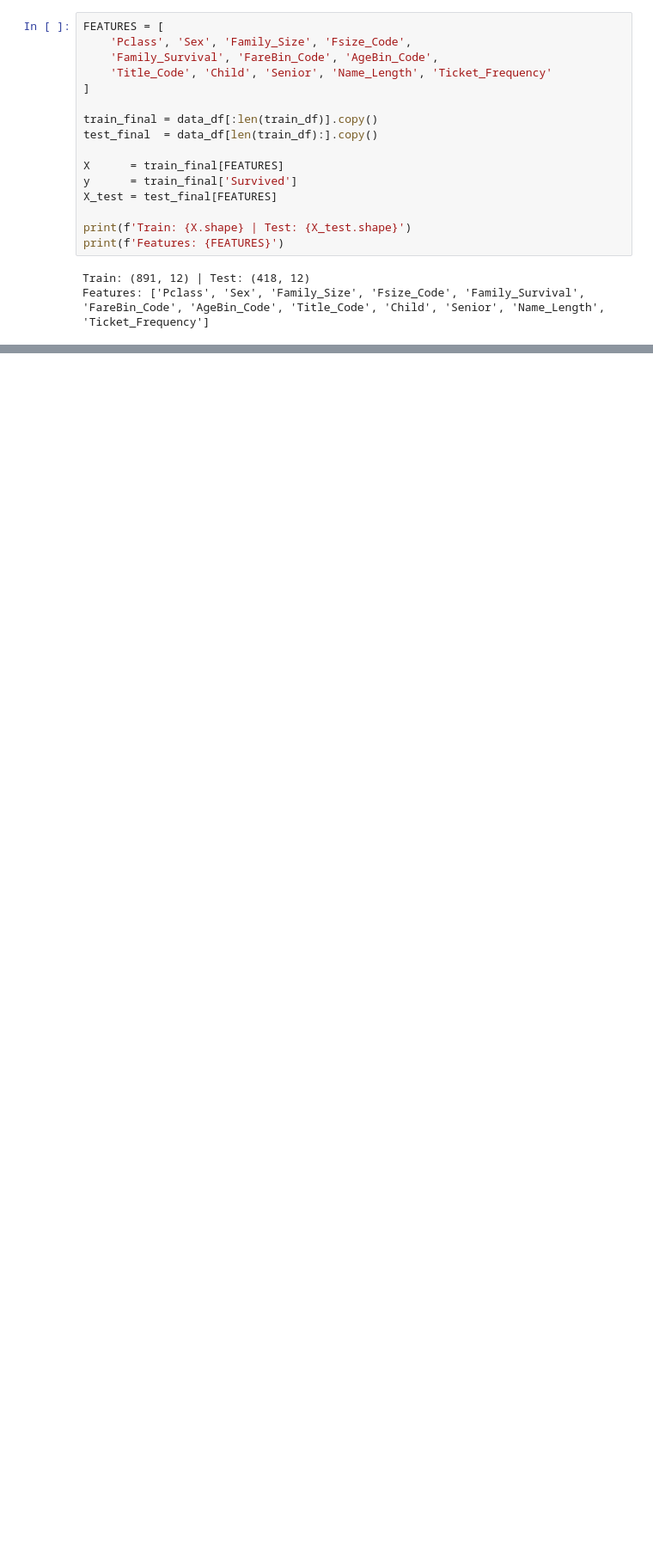
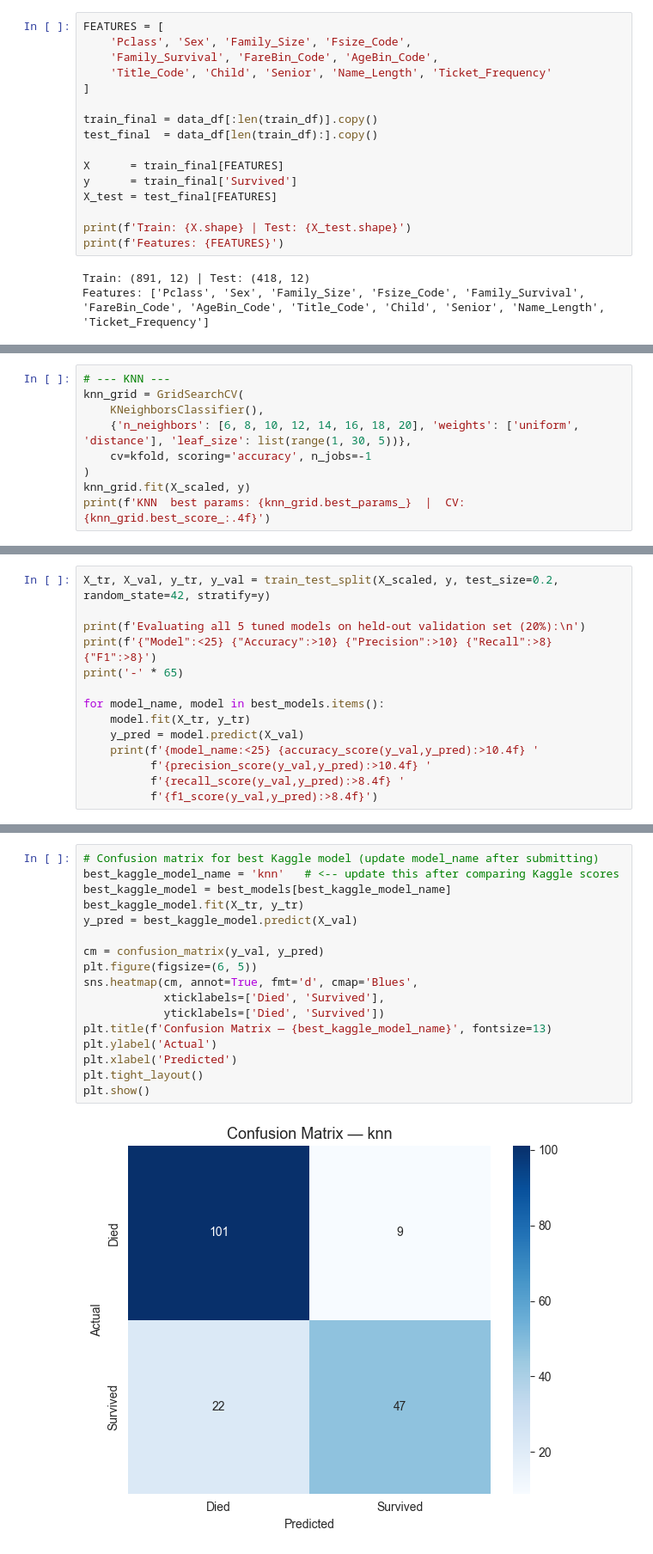
Before and after one commit to eloquenttbota/kaggle-titanic, a Jupyter notebook: notebook/EDA.ipynb, the cells around one changed output, grey strips where cells are left out. Shown at 86% size. Drawn from its saved outputs; the diff is of its cells as text; blank space fills up the shorter version.

```diff
--- a/notebook/EDA.ipynb
+++ b/notebook/EDA.ipynb
@@ -488,0 +651,9 @@ Features: ['Pclass', 'Sex', 'Family_Size', 'Fsize_Code', 'Family_Survival', 'Far
+# %%
+# --- KNN ---
+knn_grid = GridSearchCV(
+    KNeighborsClassifier(),
+    {'n_neighbors': [6, 8, 10, 12, 14, 16, 18, 20], 'weights': ['uniform', 'distance'], 'leaf_size': list(range(1, 30, 5))},
+    cv=kfold, scoring='accuracy', n_jobs=-1
+)
+knn_grid.fit(X_scaled, y)
+print(f'KNN  best params: {knn_grid.best_params_}  |  CV: {knn_grid.best_score_:.4f}')
@@ -488,0 +758,14 @@ Features: ['Pclass', 'Sex', 'Family_Size', 'Fsize_Code', 'Family_Survival', 'Far
+# %%
+X_tr, X_val, y_tr, y_val = train_test_split(X_scaled, y, test_size=0.2, random_state=42, stratify=y)
+
+print(f'Evaluating all 5 tuned models on held-out validation set (20%):\n')
+print(f'{"Model":<25} {"Accuracy":>10} {"Precision":>10} {"Recall":>8} {"F1":>8}')
+print('-' * 65)
+
+for model_name, model in best_models.items():
+    model.fit(X_tr, y_tr)
+    y_pred = model.predict(X_val)
+    print(f'{model_name:<25} {accuracy_score(y_val,y_pred):>10.4f} '
+          f'{precision_score(y_val,y_pred):>10.4f} '
+          f'{recall_score(y_val,y_pred):>8.4f} '
+          f'{f1_score(y_val,y_pred):>8.4f}')
@@ -488,0 +782,19 @@ Features: ['Pclass', 'Sex', 'Family_Size', 'Fsize_Code', 'Family_Survival', 'Far
+# %%
+# Confusion matrix for best Kaggle model (update model_name after submitting)
+best_kaggle_model_name = 'knn'   # <-- update this after comparing Kaggle scores
+best_kaggle_model = best_models[best_kaggle_model_name]
+best_kaggle_model.fit(X_tr, y_tr)
+y_pred = best_kaggle_model.predict(X_val)
+
+cm = confusion_matrix(y_val, y_pred)
+plt.figure(figsize=(6, 5))
+sns.heatmap(cm, annot=True, fmt='d', cmap='Blues',
+            xticklabels=['Died', 'Survived'],
+            yticklabels=['Died', 'Survived'])
+plt.title(f'Confusion Matrix — {best_kaggle_model_name}', fontsize=13)
+plt.ylabel('Actual')
+plt.xlabel('Predicted')
+plt.tight_layout()
+plt.show()
+# %% [output]
+[figure, added]
```
Also changed, not shown: parts of 22 cells of this notebook, 6 other files.
